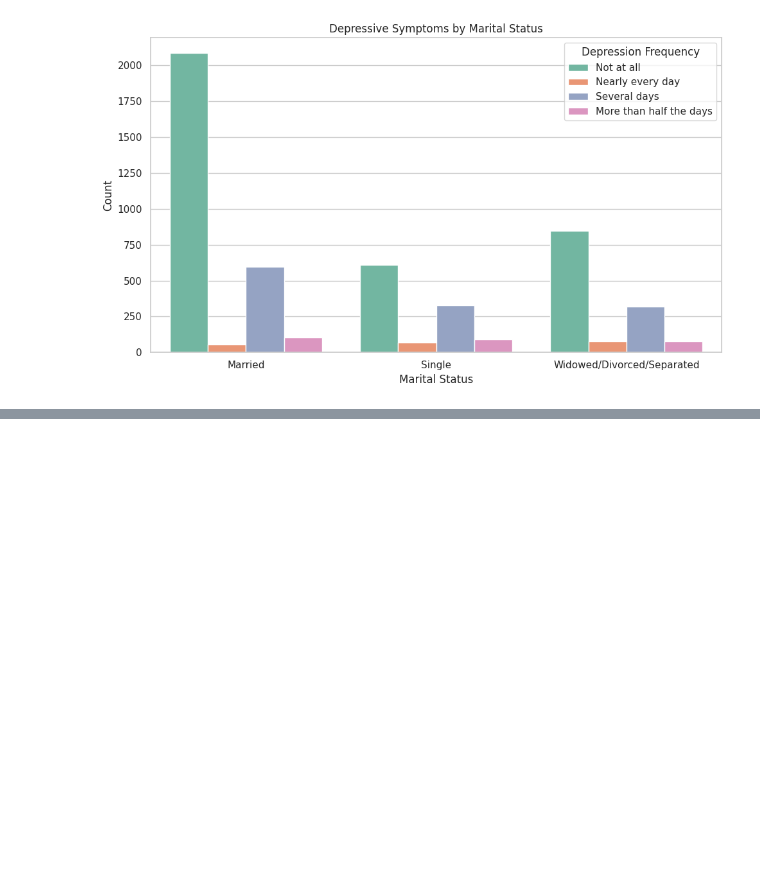
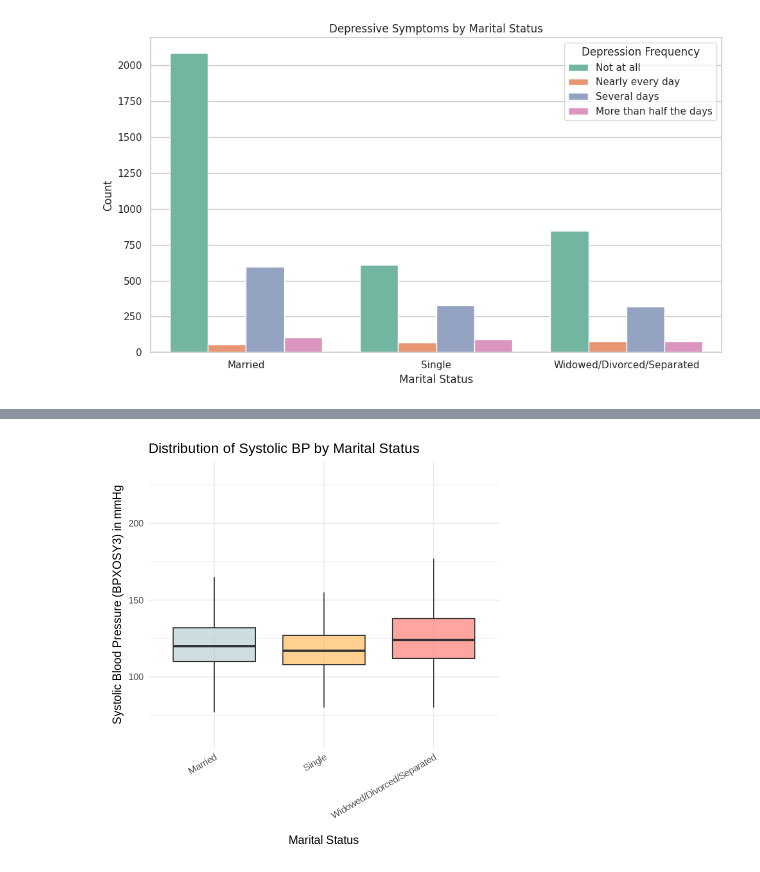
Before and after one commit to paulquimbo/nhanes_inferential_2021_23, a Jupyter notebook: nhanes_inferential.ipynb, the cells around one changed output, grey strips where cells are left out. Drawn from its saved outputs; the diff is of its cells as text; code cells hidden in the pictures; blank space fills up the shorter version.

```diff
--- a/nhanes_inferential.ipynb
+++ b/nhanes_inferential.ipynb
@@ -552,0 +838,24 @@ plt.show()
+# %%
+# Visualization Analysis 3 by Marital Status
+
+# Create boxplot
+ggplot(Analysis3, aes(x = MaritalStatus, y = BPXOSY3, fill = MaritalStatus)) +
+  geom_boxplot(outlier.shape = NA, alpha = 0.6) +
+  scale_fill_manual(values = c(
+    "Married" = "#AEC6CF",  # pastel blue
+    "Single" = "#FFB347",   # pastel orange
+    "Widowed/Divorced/Separated" = "#FF6961"  # pastel red
+  )) +
+  labs(
+    title = "Distribution of Systolic BP by Marital Status",
+    x = "Marital Status",
+    y = "Systolic Blood Pressure (BPXOSY3) in mmHg"
+  ) +
+  theme_minimal(base_size = 14) +
+  theme(
+    legend.position = "none",  # Hide legend
+    axis.text.x = element_text(angle = 30, hjust = 1),
+    plot.margin = margin(10, 20, 10, 20)
+  )
+# %% [output]
+[figure, added]
```
Also changed, not shown: parts of 17 cells of this notebook.
